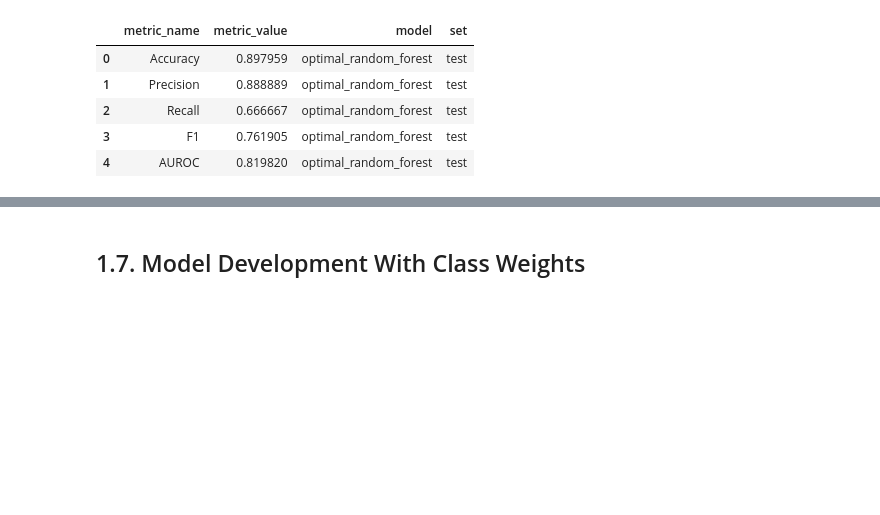
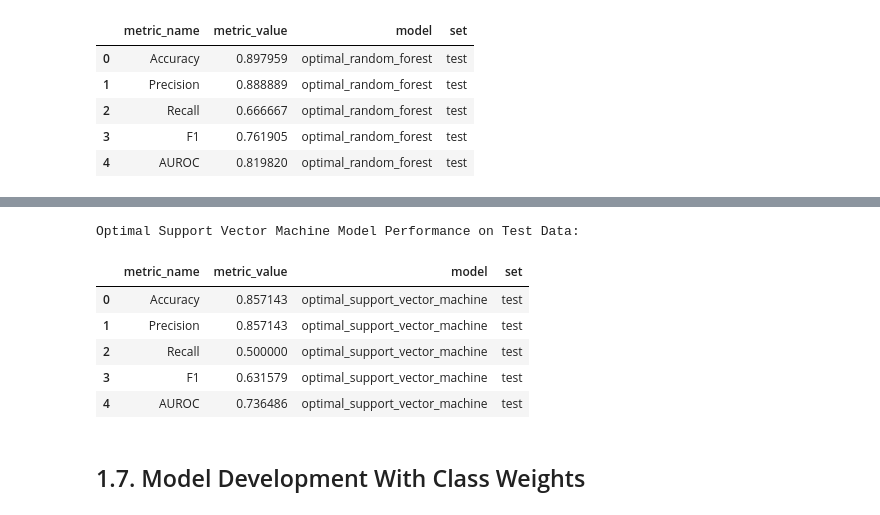
Before and after one commit to JohnPaulinePineda/Supervised-Machine-Learning-Classification-Final-Assignment, a Jupyter notebook: ClassificationForMachineLearning_FinalAssignment.ipynb, the cells around one changed output, grey strips where cells are left out. Cells and saved outputs as stored; diff of their text form; code cells hidden in the pictures; blank space fills up the shorter version.

```diff
--- a/ClassificationForMachineLearning_FinalAssignment.ipynb
+++ b/ClassificationForMachineLearning_FinalAssignment.ipynb
@@ -2295,3 +2354,26 @@ Optimal Random Forest Model Performance on Test Data:
+# %%
+##################################
+# Evaluating the optimal Support Vector Machine model
+# on the test set
+##################################
+optimal_support_vector_machine_y_hat_test = optimal_support_vector_machine.predict(X_test)
+
+##################################
+# Gathering the model evaluation metrics
+##################################
+optimal_support_vector_machine_performance_test = model_performance_evaluation(y_test, optimal_support_vector_machine_y_hat_test)
+optimal_support_vector_machine_performance_test['model'] = ['optimal_support_vector_machine'] * 5
+optimal_support_vector_machine_performance_test['set'] = ['test'] * 5
+print('Optimal Support Vector Machine Model Performance on Test Data: ')
+display(optimal_support_vector_machine_performance_test)
+# %% [output]
+Optimal Support Vector Machine Model Performance on Test Data:
+|  | metric_name | metric_value | model | set |
+| 0 | Accuracy | 0.857143 | optimal_support_vector_machine | test |
+| 1 | Precision | 0.857143 | optimal_support_vector_machine | test |
+| 2 | Recall | 0.500000 | optimal_support_vector_machine | test |
+| 3 | F1 | 0.631579 | optimal_support_vector_machine | test |
+| 4 | AUROC | 0.736486 | optimal_support_vector_machine | test |
 # %% [markdown]
 ## 1.7. Model Development With Class Weights <a class="anchor" id="1.7"></a>
 # %% [markdown]
```
Also changed, not shown: parts of 13 cells of this notebook.
